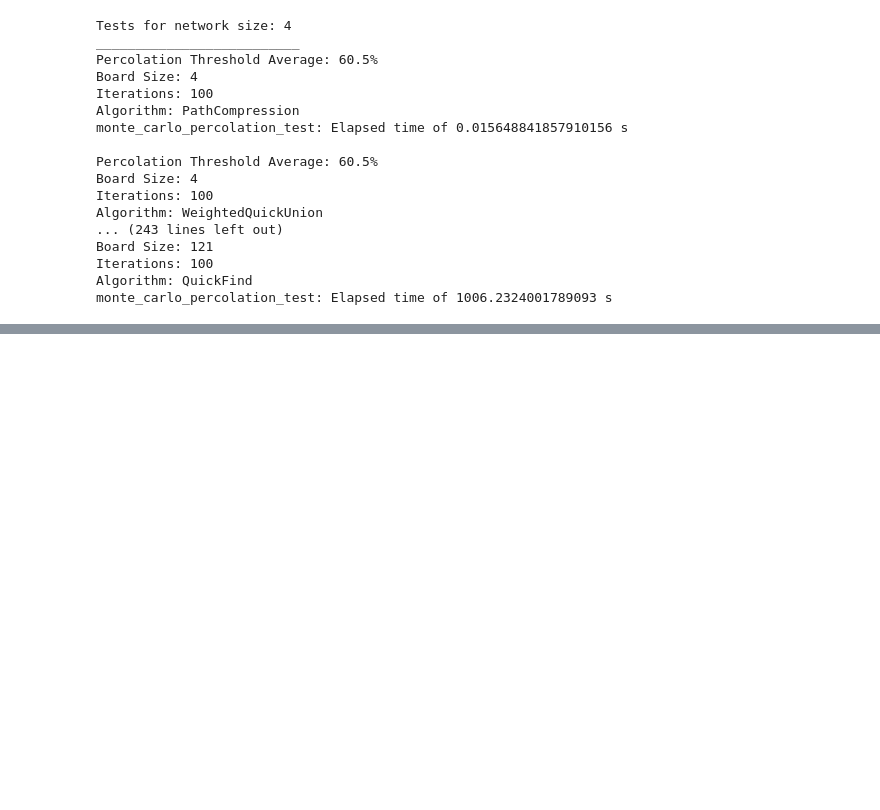
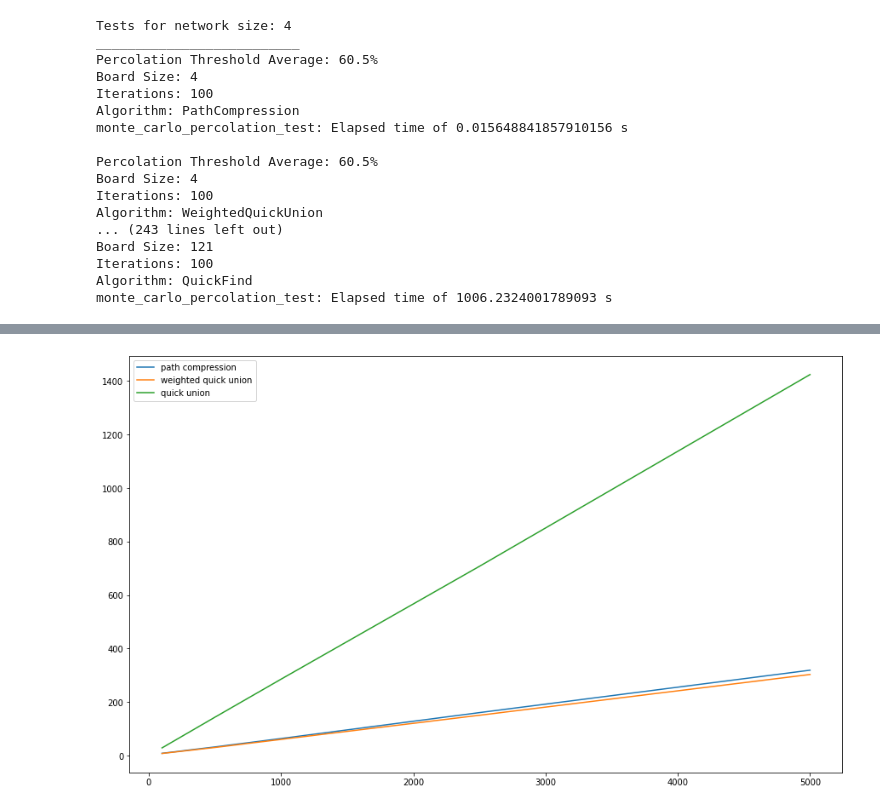
Before and after one commit to rj-pal/Percolation, a Jupyter notebook: Percolation_Tests.ipynb, the cells around one changed output, grey strips where cells are left out. Saved outputs shown, nothing was run; the diff lists cells and outputs as text; code cells hidden in the pictures; blank space fills up the shorter version.

```diff
--- a/Percolation_Tests.ipynb
+++ b/Percolation_Tests.ipynb
@@ -84,0 +94,22 @@ monte_carlo_percolation_test: Elapsed time of 1006.2324001789093 s
+# %%
+pc = 'PathCompression'
+wqu = 'WeightedQuickUnion'
+qu = 'QuickUnion'
+pc_times = []
+wqu_times = []
+qu_times = []
+for i in [100, 500, 1000, 2500, 5000]:
+    size = 100
+    times = i
+    mc = MonteCarlo(size, i)
+    print(f"Size {size} x {size} at {i} iterations")
+    print("---------------------------------------")
+    print(f"Algorithm: {pc}")
+    pc_times.append(mc.monte_carlo_full_connection_test(pc, seed_value=3, show_results=False)[1])
+    print()
+    print(f"Algorithm: {wqu}")
+    wqu_times.append(mc.monte_carlo_full_connection_test(wqu, seed_value=3, show_results=False)[1])
+    print()
+    print(f"Algorithm: {qu}")
+    qu_times.append(mc.monte_carlo_full_connection_test(qu, seed_value=3, show_results=False)[1])
+    print()
@@ -85,3 +134,16 @@ monte_carlo_percolation_test: Elapsed time of 1006.2324001789093 s
+# %%
+x = [100, 500, 1000, 2500, 5000]
+y1 = pc_times
+y2 = wqu_times
+y3 = qu_times
+plt.figure(figsize=(15, 9))
+plt.plot(x, y1, label = "path compression")
+plt.plot(x, y2, label = "weighted quick union")
+plt.plot(x, y3, label = "quick union")
+plt.legend()
+plt.show()
+# %% [output]
+[figure, added]
 # %%
 pc = 'PathCompression'
 wqu = 'WeightedQuickUnion'
```
Also changed, not shown: parts of 10 cells of this notebook.
